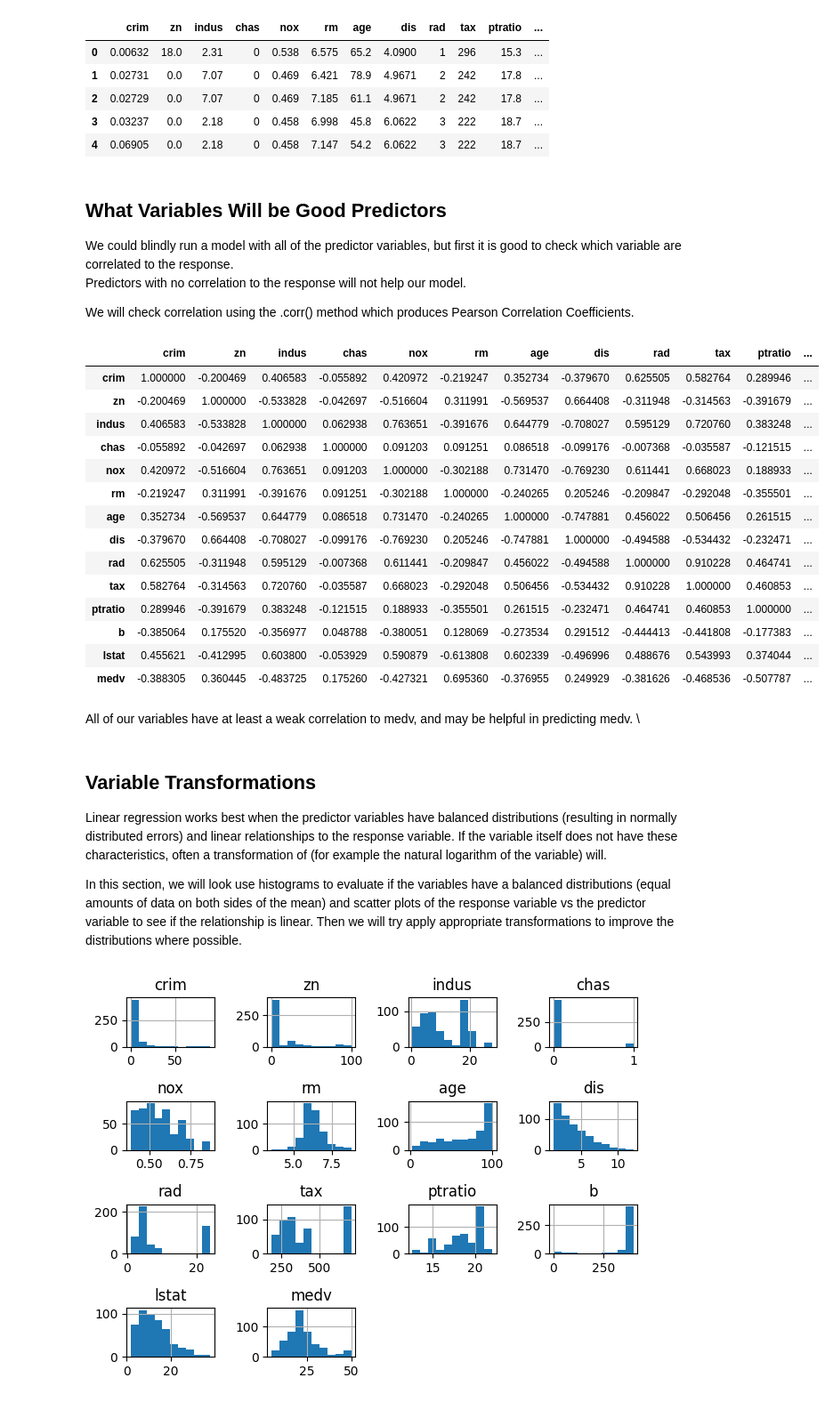
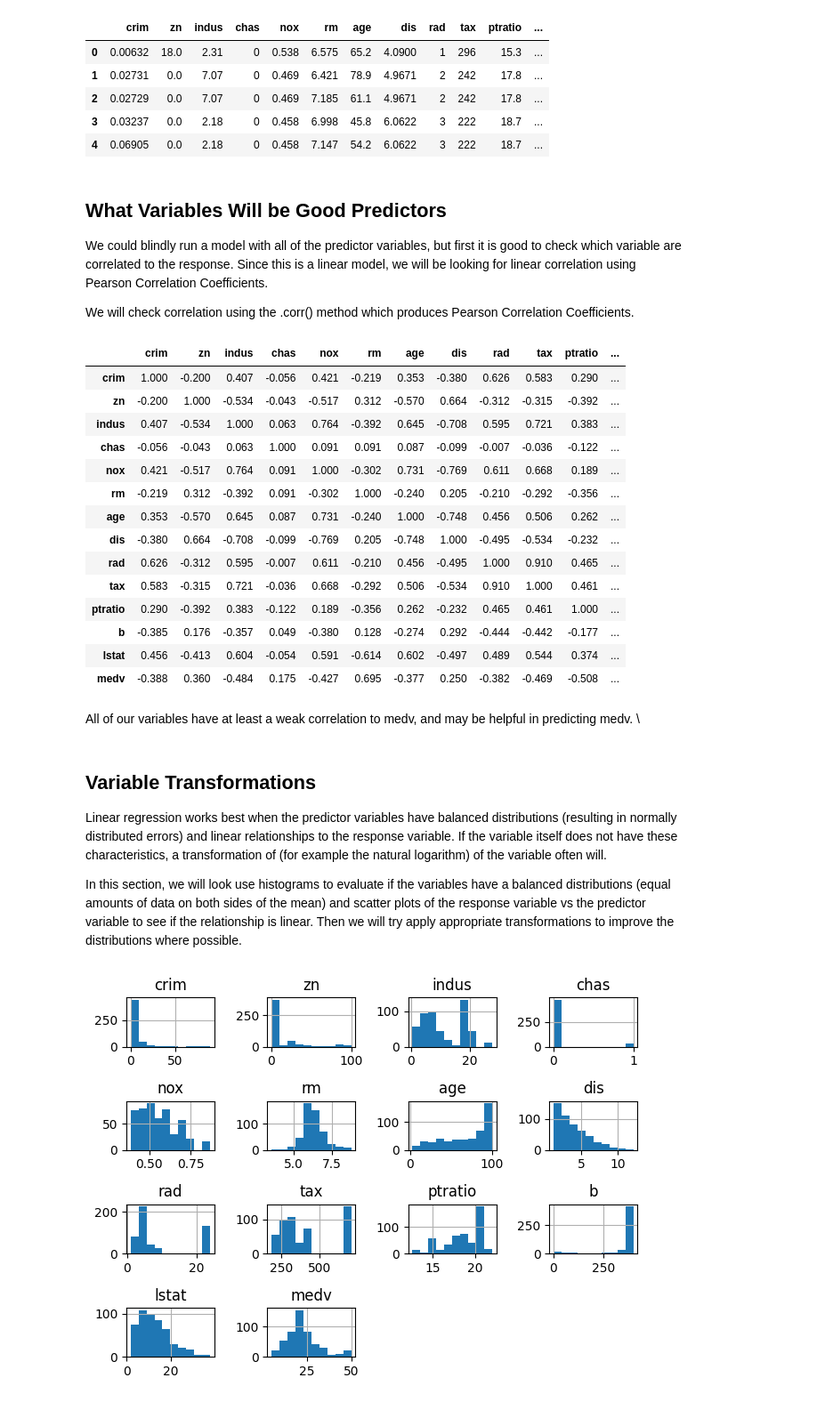
Before and after one commit to DataScienceForEngineers/DataProcTraining, a Jupyter notebook: Module 3 Linear Regression - Statsmodels/LinearRegression.ipynb, the cells around one changed output. Shown: that part at 89% size. Cells and saved outputs as stored; diff of their text form; code cells hidden in the pictures.

```diff
--- a/Module 3 Linear Regression - Statsmodels/LinearRegression.ipynb
+++ b/Module 3 Linear Regression - Statsmodels/LinearRegression.ipynb
@@ -57,36 +57,35 @@ housing_df.head()
 | 4 | 0.06905 | 0.0 | 2.18 | 0 | 0.458 | 7.147 | 54.2 | 6.0622 | 3 | 222 | 18.7 | ... |
 # %% [markdown]
 ## What Variables Will be Good Predictors
-We could blindly run a model with all of the predictor variables, but first it is good to check which variable are correlated to the response.\
-Predictors with no correlation to the response will not help our model.
+We could blindly run a model with all of the predictor variables, but first it is good to check which variable are correlated to the response. Since this is a linear model, we will be looking for linear correlation using Pearson Correlation Coefficients.
 
 We will check correlation using the .corr() method which produces Pearson Correlation Coefficients.
 # %%
 #Look at the corelation matrix
-cor_matrix = housing_df.corr() #run correlation matrix
-cor_matrix.style.background_gradient(cmap='coolwarm', axis=None, vmin=-1, vmax=1) #produce correlation matrix table with
+cor_matrix = round(housing_df.corr(),3) #run correlation matrix and round to three decimal places
+cor_matrix.style.background_gradient(cmap='coolwarm', axis=None, vmin=-1, vmax=1).format("{:.3f}") #produce correlation matrix table with
 # %% [output]
 |  | crim | zn | indus | chas | nox | rm | age | dis | rad | tax | ptratio | ... |
-| crim | 1.000000 | -0.200469 | 0.406583 | -0.055892 | 0.420972 | -0.219247 | 0.352734 | -0.379670 | 0.625505 | 0.582764 | 0.289946 | ... |
-| zn | -0.200469 | 1.000000 | -0.533828 | -0.042697 | -0.516604 | 0.311991 | -0.569537 | 0.664408 | -0.311948 | -0.314563 | -0.391679 | ... |
-| indus | 0.406583 | -0.533828 | 1.000000 | 0.062938 | 0.763651 | -0.391676 | 0.644779 | -0.708027 | 0.595129 | 0.720760 | 0.383248 | ... |
-| chas | -0.055892 | -0.042697 | 0.062938 | 1.000000 | 0.091203 | 0.091251 | 0.086518 | -0.099176 | -0.007368 | -0.035587 | -0.121515 | ... |
-| nox | 0.420972 | -0.516604 | 0.763651 | 0.091203 | 1.000000 | -0.302188 | 0.731470 | -0.769230 | 0.611441 | 0.668023 | 0.188933 | ... |
-| rm | -0.219247 | 0.311991 | -0.391676 | 0.091251 | -0.302188 | 1.000000 | -0.240265 | 0.205246 | -0.209847 | -0.292048 | -0.355501 | ... |
-| age | 0.352734 | -0.569537 | 0.644779 | 0.086518 | 0.731470 | -0.240265 | 1.000000 | -0.747881 | 0.456022 | 0.506456 | 0.261515 | ... |
-| dis | -0.379670 | 0.664408 | -0.708027 | -0.099176 | -0.769230 | 0.205246 | -0.747881 | 1.000000 | -0.494588 | -0.534432 | -0.232471 | ... |
-| rad | 0.625505 | -0.311948 | 0.595129 | -0.007368 | 0.611441 | -0.209847 | 0.456022 | -0.494588 | 1.000000 | 0.910228 | 0.464741 | ... |
-| tax | 0.582764 | -0.314563 | 0.720760 | -0.035587 | 0.668023 | -0.292048 | 0.506456 | -0.534432 | 0.910228 | 1.000000 | 0.460853 | ... |
-| ptratio | 0.289946 | -0.391679 | 0.383248 | -0.121515 | 0.188933 | -0.355501 | 0.261515 | -0.232471 | 0.464741 | 0.460853 | 1.000000 | ... |
-| b | -0.385064 | 0.175520 | -0.356977 | 0.048788 | -0.380051 | 0.128069 | -0.273534 | 0.291512 | -0.444413 | -0.441808 | -0.177383 | ... |
-| lstat | 0.455621 | -0.412995 | 0.603800 | -0.053929 | 0.590879 | -0.613808 | 0.602339 | -0.496996 | 0.488676 | 0.543993 | 0.374044 | ... |
-| medv | -0.388305 | 0.360445 | -0.483725 | 0.175260 | -0.427321 | 0.695360 | -0.376955 | 0.249929 | -0.381626 | -0.468536 | -0.507787 | ... |
+| crim | 1.000 | -0.200 | 0.407 | -0.056 | 0.421 | -0.219 | 0.353 | -0.380 | 0.626 | 0.583 | 0.290 | ... |
+| zn | -0.200 | 1.000 | -0.534 | -0.043 | -0.517 | 0.312 | -0.570 | 0.664 | -0.312 | -0.315 | -0.392 | ... |
+| indus | 0.407 | -0.534 | 1.000 | 0.063 | 0.764 | -0.392 | 0.645 | -0.708 | 0.595 | 0.721 | 0.383 | ... |
+| chas | -0.056 | -0.043 | 0.063 | 1.000 | 0.091 | 0.091 | 0.087 | -0.099 | -0.007 | -0.036 | -0.122 | ... |
+| nox | 0.421 | -0.517 | 0.764 | 0.091 | 1.000 | -0.302 | 0.731 | -0.769 | 0.611 | 0.668 | 0.189 | ... |
+| rm | -0.219 | 0.312 | -0.392 | 0.091 | -0.302 | 1.000 | -0.240 | 0.205 | -0.210 | -0.292 | -0.356 | ... |
+| age | 0.353 | -0.570 | 0.645 | 0.087 | 0.731 | -0.240 | 1.000 | -0.748 | 0.456 | 0.506 | 0.262 | ... |
+| dis | -0.380 | 0.664 | -0.708 | -0.099 | -0.769 | 0.205 | -0.748 | 1.000 | -0.495 | -0.534 | -0.232 | ... |
+| rad | 0.626 | -0.312 | 0.595 | -0.007 | 0.611 | -0.210 | 0.456 | -0.495 | 1.000 | 0.910 | 0.465 | ... |
+| tax | 0.583 | -0.315 | 0.721 | -0.036 | 0.668 | -0.292 | 0.506 | -0.534 | 0.910 | 1.000 | 0.461 | ... |
+| ptratio | 0.290 | -0.392 | 0.383 | -0.122 | 0.189 | -0.356 | 0.262 | -0.232 | 0.465 | 0.461 | 1.000 | ... |
+| b | -0.385 | 0.176 | -0.357 | 0.049 | -0.380 | 0.128 | -0.274 | 0.292 | -0.444 | -0.442 | -0.177 | ... |
+| lstat | 0.456 | -0.413 | 0.604 | -0.054 | 0.591 | -0.614 | 0.602 | -0.497 | 0.489 | 0.544 | 0.374 | ... |
+| medv | -0.388 | 0.360 | -0.484 | 0.175 | -0.427 | 0.695 | -0.377 | 0.250 | -0.382 | -0.469 | -0.508 | ... |
 # %% [markdown]
 All of our variables have at least a weak correlation to medv, and may be helpful in predicting medv. \
 # %% [markdown]
 ## Variable Transformations
 
-Linear regression works best when the predictor variables have balanced distributions (resulting in normally distributed errors) and linear relationships to the response variable. If the variable itself does not have these characteristics, often a transformation of (for example the natural logarithm of the variable) will.
+Linear regression works best when the predictor variables have balanced distributions (resulting in normally distributed errors) and linear relationships to the response variable. If the variable itself does not have these characteristics, a transformation of (for example the natural logarithm) of the variable often will.
 
 In this section, we will look use histograms to evaluate if the variables have a balanced distributions (equal amounts of data on both sides of the mean) and scatter plots of the response variable vs the predictor variable to see if the relationship is linear. Then we will try apply appropriate transformations to improve the distributions where possible.
 # %%
```
Also changed, not shown: parts of 6 cells of this notebook.
